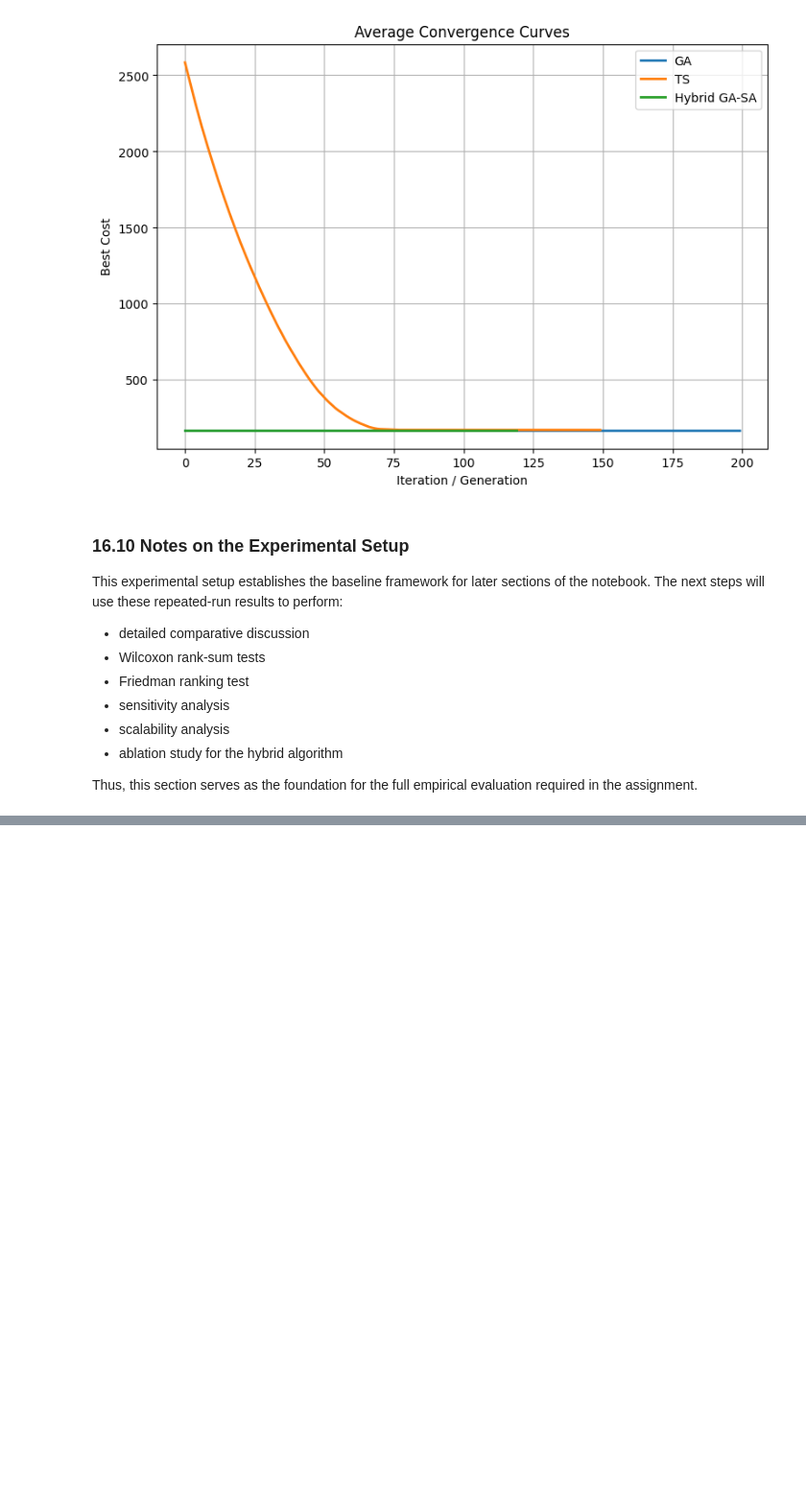
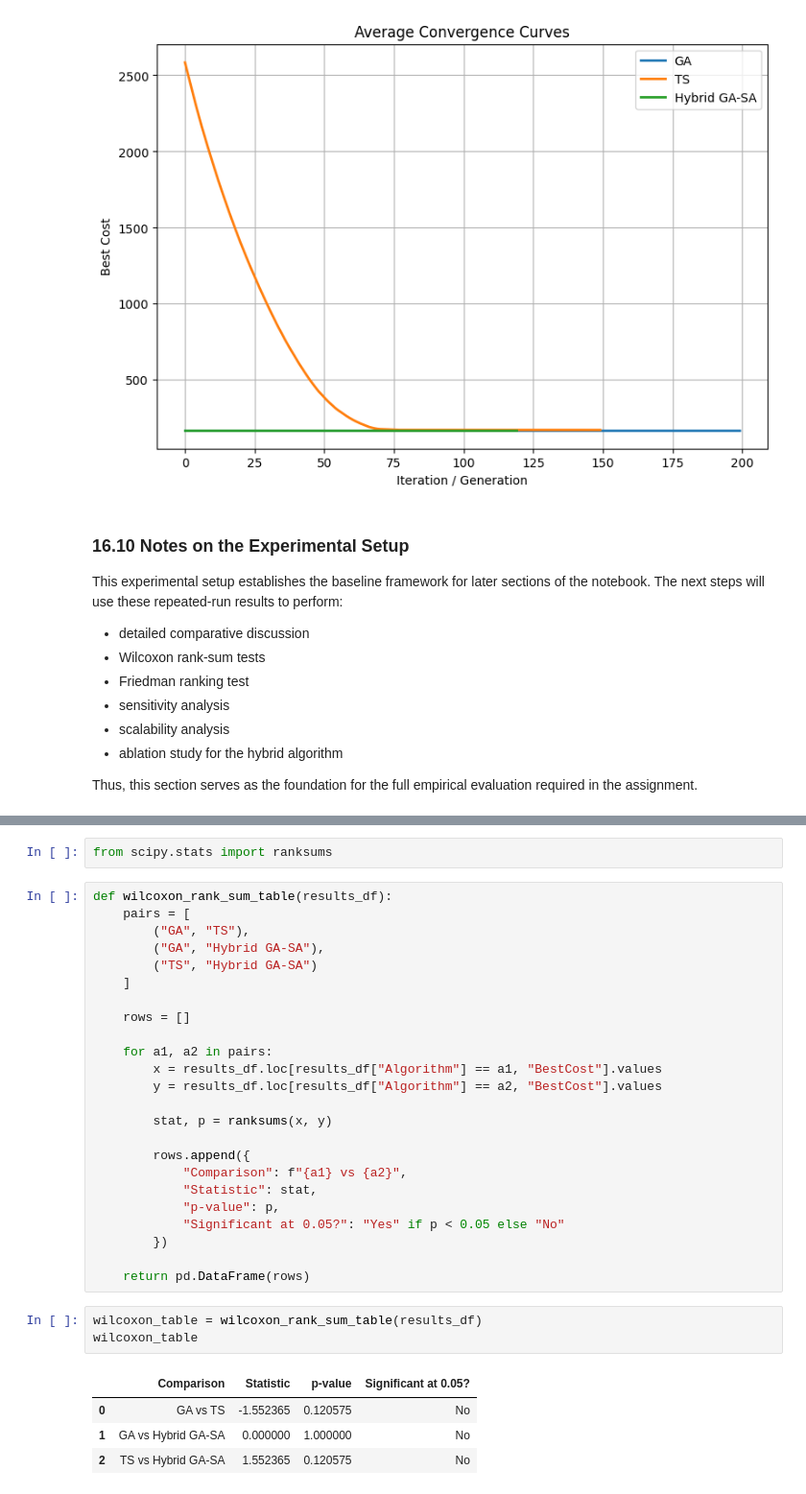
Before and after one commit to bhuttazain/Operator-Scheduling-Problem, a Jupyter notebook: Operator_Scheduling_Problem.ipynb, the cells around one changed output, grey strips where cells are left out. Shown at 96% size. Drawn from its saved outputs; the diff is of its cells as text; blank space fills up the shorter version.

```diff
--- a/Operator_Scheduling_Problem.ipynb
+++ b/Operator_Scheduling_Problem.ipynb
@@ -2013,0 +2025,34 @@ else:
+# %%
+from scipy.stats import ranksums
+# %%
+def wilcoxon_rank_sum_table(results_df):
+    pairs = [
+        ("GA", "TS"),
+        ("GA", "Hybrid GA-SA"),
+        ("TS", "Hybrid GA-SA")
+    ]
+
+    rows = []
+
+    for a1, a2 in pairs:
+        x = results_df.loc[results_df["Algorithm"] == a1, "BestCost"].values
+        y = results_df.loc[results_df["Algorithm"] == a2, "BestCost"].values
+
+        stat, p = ranksums(x, y)
+
+        rows.append({
+            "Comparison": f"{a1} vs {a2}",
+            "Statistic": stat,
+            "p-value": p,
+            "Significant at 0.05?": "Yes" if p < 0.05 else "No"
+        })
+
+    return pd.DataFrame(rows)
+# %%
+wilcoxon_table = wilcoxon_rank_sum_table(results_df)
+wilcoxon_table
+# %% [output]
+|  | Comparison | Statistic | p-value | Significant at 0.05? |
+| 0 | GA vs TS | -1.552365 | 0.120575 | No |
+| 1 | GA vs Hybrid GA-SA | 0.000000 | 1.000000 | No |
+| 2 | TS vs Hybrid GA-SA | 1.552365 | 0.120575 | No |
```
Also changed, not shown: parts of 26 cells of this notebook.
